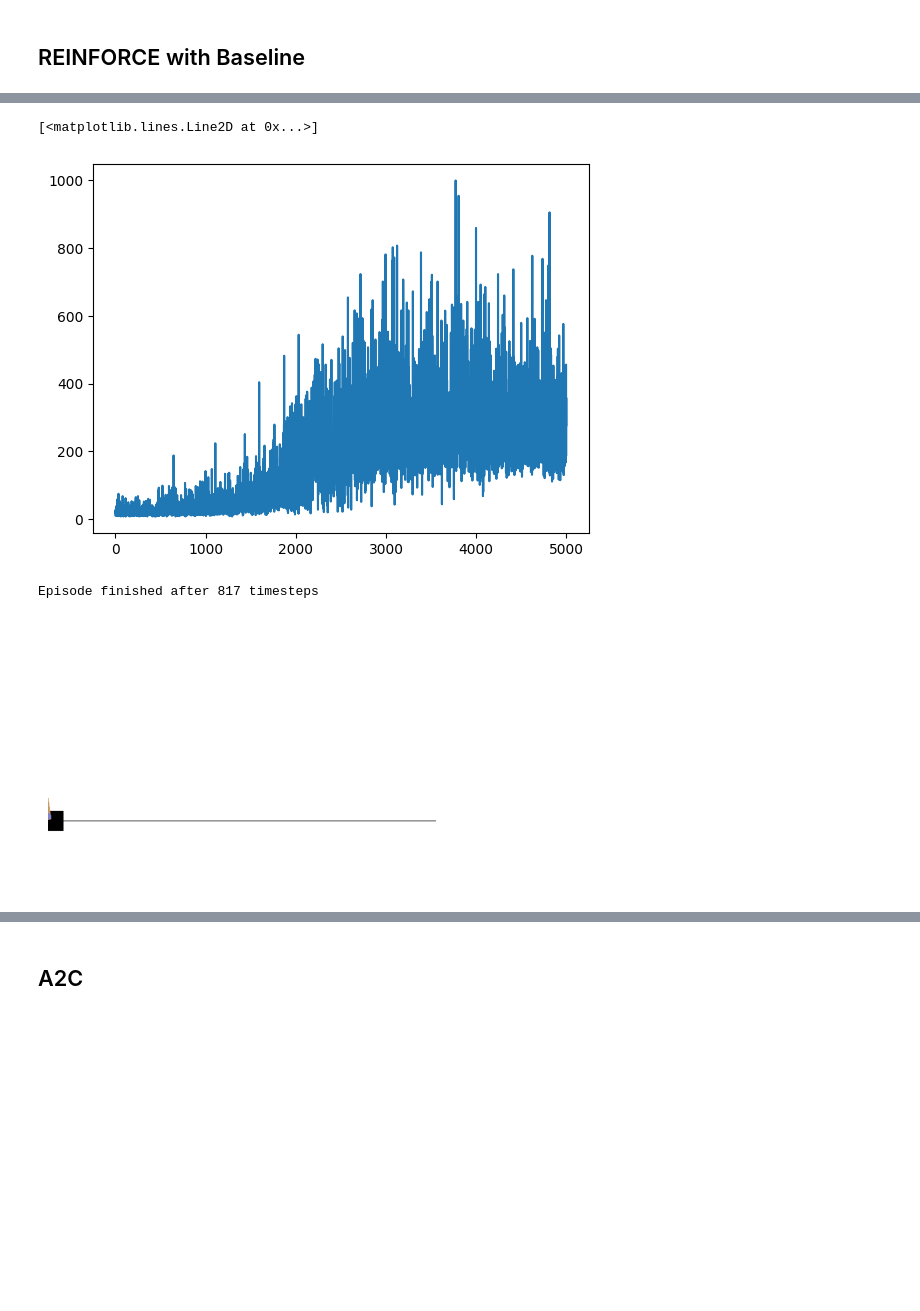
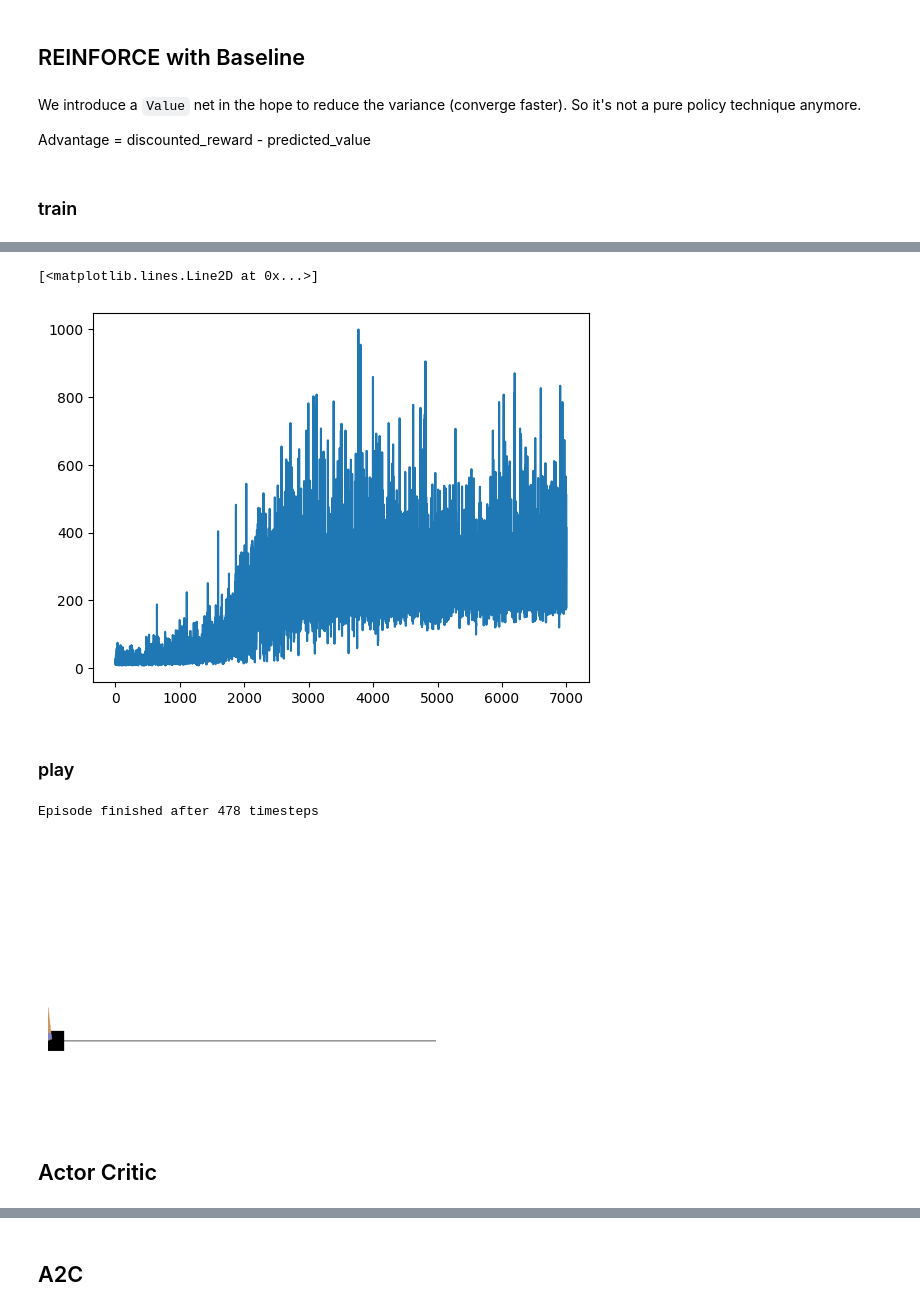
Before and after one commit to peluche/rl, a Jupyter notebook: gym.ipynb, the cells around one changed output, grey strips where cells are left out. Drawn from its saved outputs; the diff is of its cells as text; code cells hidden in the pictures; blank space fills up the shorter version.

Commit message:
cleanup and train more

```diff
--- a/gym.ipynb
+++ b/gym.ipynb
@@ -243,6 +245,10 @@ print(profile_output)
         1    0.000    0.000    0.000    0.000 {method 'items' of 'dict' objects}
 # %% [markdown]
 ## REINFORCE with Baseline
+# %% [markdown]
+We introduce a `Value` net in the hope to reduce the variance (converge faster). So it's not a pure policy technique anymore.
+
+Advantage = discounted_reward - predicted_value
 # %%
 LR = 3e-4
 GAMMA = 0.9
@@ -278,8 +284,10 @@ class ReinforceBaselineValue(nn.Module):
 rb_policy = ReinforceBaselinePolicy(n_in=4, n_out=2).to(device)
 rb_value = ReinforceBaselineValue(n_in=4).to(device)
 rb_scores = []
+# %% [markdown]
+### train
 # %%
-def train(policy, value, epochs=10, lr=LR, gamma=GAMMA, max_steps=MAX_STEPS, log_every=100, scores=rb_scores):
+def train(policy, value, epochs=10, lr=LR, gamma=GAMMA, max_steps=MAX_STEPS, log_every=100):#, scores=rb_scores):
     policy = policy.to(device)
     value = value.to(device)
     policy.train()
@@ -326,5 +334,5 @@ def train(policy, value, epochs=10, lr=LR, gamma=GAMMA, max_steps=MAX_STEPS, log
     value.eval()
 
 train(rb_policy, rb_value, epochs=1000)
-plt.plot(rb_scores)
+plt.plot(scores)
 # %% [output]
@@ -341,2 +349,2 @@ plt.plot(rb_scores)
 [<matplotlib.lines.Line2D at 0x...>]
-[figure, old version]
+[figure, new version]
@@ -343,5 +363,9 @@ plt.plot(rb_scores)
+# %% [markdown]
+### play
 # %%
 show_play(env, rb_policy)
 # %% [output]
-Episode finished after 817 timesteps
+Episode finished after 478 timesteps
 [figure]
+# %% [markdown]
+## Actor Critic
```
Also changed, not shown: parts of 6 cells of this notebook, 3 other files.
